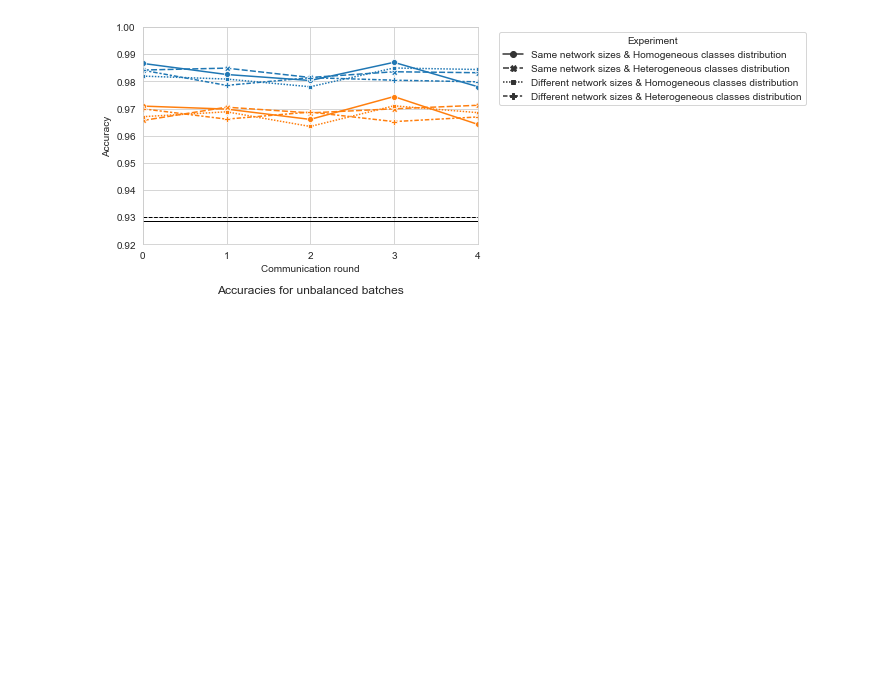
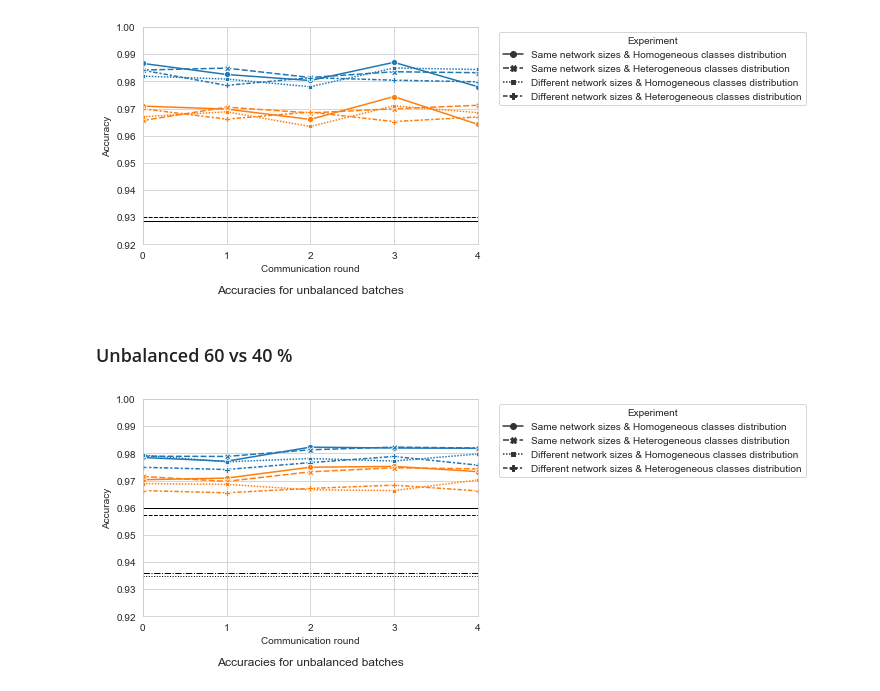
Before and after one commit to gregoiredt/BML, a Jupyter notebook: Plot graphs.ipynb, the cells around one changed output. Drawn from its saved outputs; the diff is of its cells as text; code cells hidden in the pictures; blank space fills up the shorter version.

```diff
--- a/Plot graphs.ipynb
+++ b/Plot graphs.ipynb
@@ -3,6 +10,6 @@ import pandas as pd
 import matplotlib.pyplot as plt
 import seaborn as sns
 sns.set_style('whitegrid')
-BALANCE = ['balanced', 'unbalanced']
+BALANCE = ['Balanced', 'Unbalanced']
 NETWORK = ['Same network sizes' , 'Different network sizes']
 HOMOGENEITY = ['Homogeneous classes distribution', 'Heterogeneous classes distribution']
@@ -13,8 +22,8 @@ df = pd.DataFrame()
 df_com = pd.DataFrame()
 
 for jj, net in enumerate(["normal", "varying"]):
-    for kk, homogeneity in enumerate(['homo', 'hetero']):
-        for ii, balance in enumerate(['', '_change']):
+    for kk, homogeneity in enumerate(['homo', 'hetero', ]):
+        for ii, balance in enumerate(['', '_change']): # _2_change : 60 % vs 40 % / _change : 90 % vs 10 %
             exp = net + '_' + homogeneity  + balance
 
             filename = base_filename.format(exp)
@@ -132,3 +147,22 @@ plt.title('Accuracies for unbalanced batches', y=-0.25)
 plt.show()
 # %% [output]
 [figure]
+# %% [markdown]
+### Unbalanced 60 vs 40 %
+# %%
+ii=1 # Unbalanced
+sns.lineplot(data=df_com[(df_com.balance == BALANCE[ii]) & (df_com['mode'] =='PDM')], y='Train accuracy',x='epoch', style='type', markers=True)
+sns.lineplot(data=df_com[(df_com.balance == BALANCE[ii]) & (df_com['mode'] =='PDM')], y='Test accuracy',x='epoch', style='type', legend=False,  markers=True)
+for i, type_ in enumerate(df_com['type'].unique()):
+    y = df_com.loc[(df_com.balance == BALANCE[ii]) & (df_com['mode'] =='Ensemble') & (df_com['type']==type_), 'Test accuracy'].iloc[0]
+    plt.axhline(y=y, color='k', linestyle=['-', '--', ':', '-.'][i], linewidth=1.)
+plt.legend(bbox_to_anchor=(1.05,1), title='Experiment')
+plt.xticks([0, 1, 2, 3, 4])
+plt.xlabel("Communication round")
+plt.ylabel("Accuracy")
+plt.ylim((0.92,1.))
+plt.xlim((0,4))
+plt.title('Accuracies for unbalanced batches', y=-0.25)
+plt.show()
+# %% [output]
+[figure, added]
```
Also changed, not shown: parts of 10 cells of this notebook, 6 other files.
